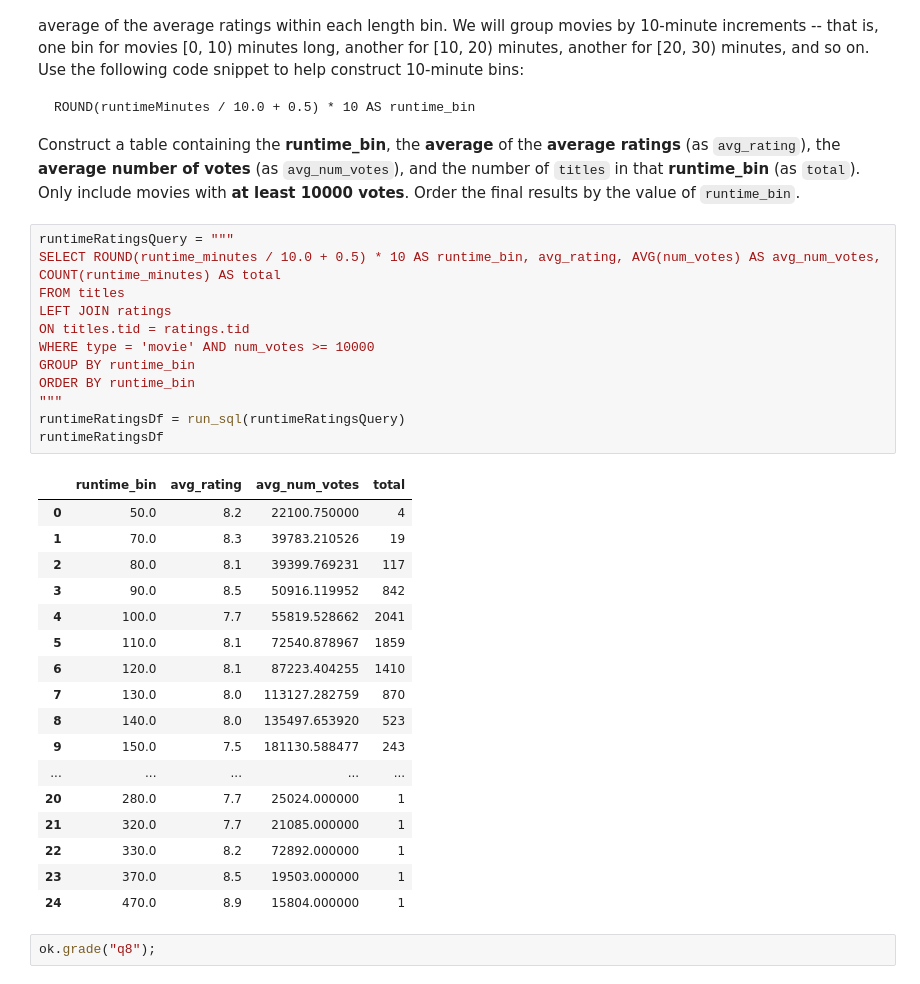
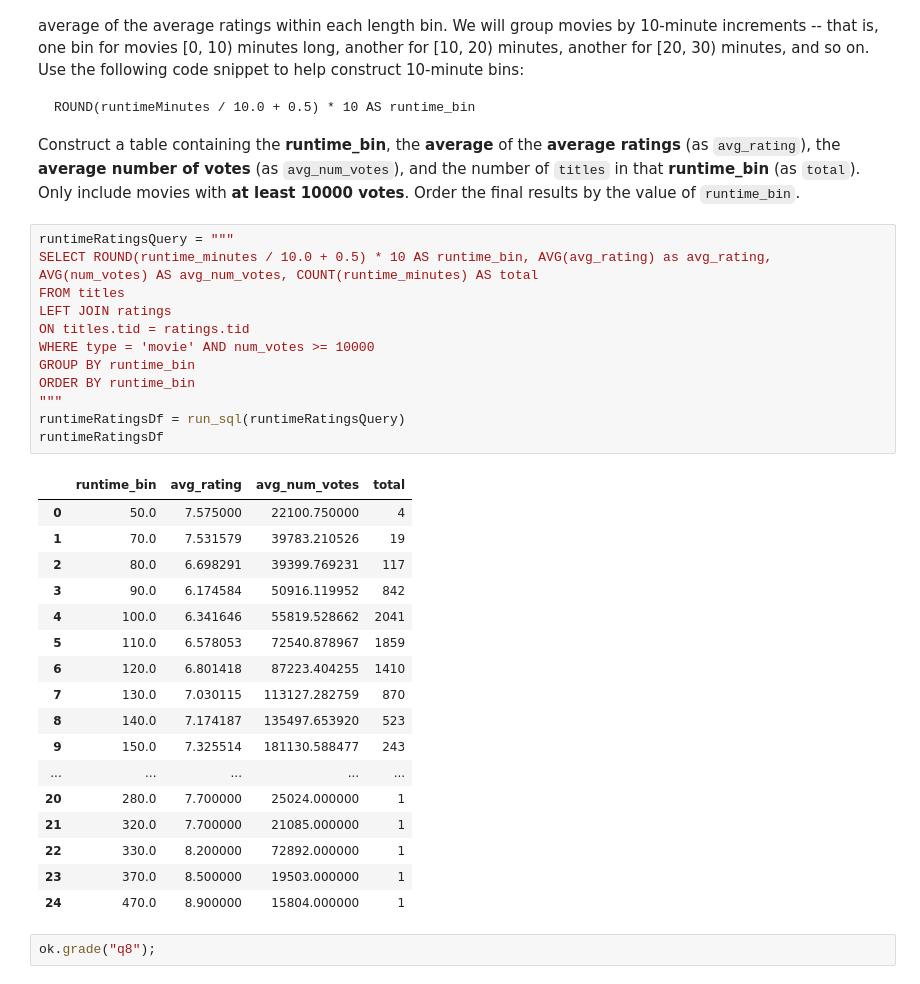
Before and after one commit to mkmark/CS-C200A-sp20, a Jupyter notebook: hw/hw3/hw3.ipynb, the cells around one changed output. Cells and saved outputs as stored; diff of their text form.

```diff
--- a/hw/hw3/hw3.ipynb
+++ b/hw/hw3/hw3.ipynb
@@ -702,34 +703,34 @@ points: 4
 -->
 # %%
 runtimeRatingsQuery = """
-SELECT ROUND(runtime_minutes / 10.0 + 0.5) * 10 AS runtime_bin, avg_rating, AVG(num_votes) AS avg_num_votes, COUNT(runtime_minutes) AS total
+SELECT ROUND(runtime_minutes / 10.0 + 0.5) * 10 AS runtime_bin, AVG(avg_rating) as avg_rating, AVG(num_votes) AS avg_num_votes, COUNT(runtime_minutes) AS total
 FROM titles
 LEFT JOIN ratings
 ON titles.tid = ratings.tid
 WHERE type = 'movie' AND num_votes >= 10000
 GROUP BY runtime_bin
 ORDER BY runtime_bin
 """
 runtimeRatingsDf = run_sql(runtimeRatingsQuery)
 runtimeRatingsDf
 # %% [output]
 |  | runtime_bin | avg_rating | avg_num_votes | total |
-| 0 | 50.0 | 8.2 | 22100.750000 | 4 |
-| 1 | 70.0 | 8.3 | 39783.210526 | 19 |
-| 2 | 80.0 | 8.1 | 39399.769231 | 117 |
-| 3 | 90.0 | 8.5 | 50916.119952 | 842 |
-| 4 | 100.0 | 7.7 | 55819.528662 | 2041 |
-| 5 | 110.0 | 8.1 | 72540.878967 | 1859 |
-| 6 | 120.0 | 8.1 | 87223.404255 | 1410 |
-| 7 | 130.0 | 8.0 | 113127.282759 | 870 |
-| 8 | 140.0 | 8.0 | 135497.653920 | 523 |
-| 9 | 150.0 | 7.5 | 181130.588477 | 243 |
+| 0 | 50.0 | 7.575000 | 22100.750000 | 4 |
+| 1 | 70.0 | 7.531579 | 39783.210526 | 19 |
+| 2 | 80.0 | 6.698291 | 39399.769231 | 117 |
+| 3 | 90.0 | 6.174584 | 50916.119952 | 842 |
+| 4 | 100.0 | 6.341646 | 55819.528662 | 2041 |
+| 5 | 110.0 | 6.578053 | 72540.878967 | 1859 |
+| 6 | 120.0 | 6.801418 | 87223.404255 | 1410 |
+| 7 | 130.0 | 7.030115 | 113127.282759 | 870 |
+| 8 | 140.0 | 7.174187 | 135497.653920 | 523 |
+| 9 | 150.0 | 7.325514 | 181130.588477 | 243 |
 | ... | ... | ... | ... | ... |
-| 20 | 280.0 | 7.7 | 25024.000000 | 1 |
-| 21 | 320.0 | 7.7 | 21085.000000 | 1 |
-| 22 | 330.0 | 8.2 | 72892.000000 | 1 |
-| 23 | 370.0 | 8.5 | 19503.000000 | 1 |
-| 24 | 470.0 | 8.9 | 15804.000000 | 1 |
+| 20 | 280.0 | 7.700000 | 25024.000000 | 1 |
+| 21 | 320.0 | 7.700000 | 21085.000000 | 1 |
+| 22 | 330.0 | 8.200000 | 72892.000000 | 1 |
+| 23 | 370.0 | 8.500000 | 19503.000000 | 1 |
+| 24 | 470.0 | 8.900000 | 15804.000000 | 1 |
 # %%
 ok.grade("q8");
 # %% [output]
```
Also changed, not shown: parts of 4 cells of this notebook.
